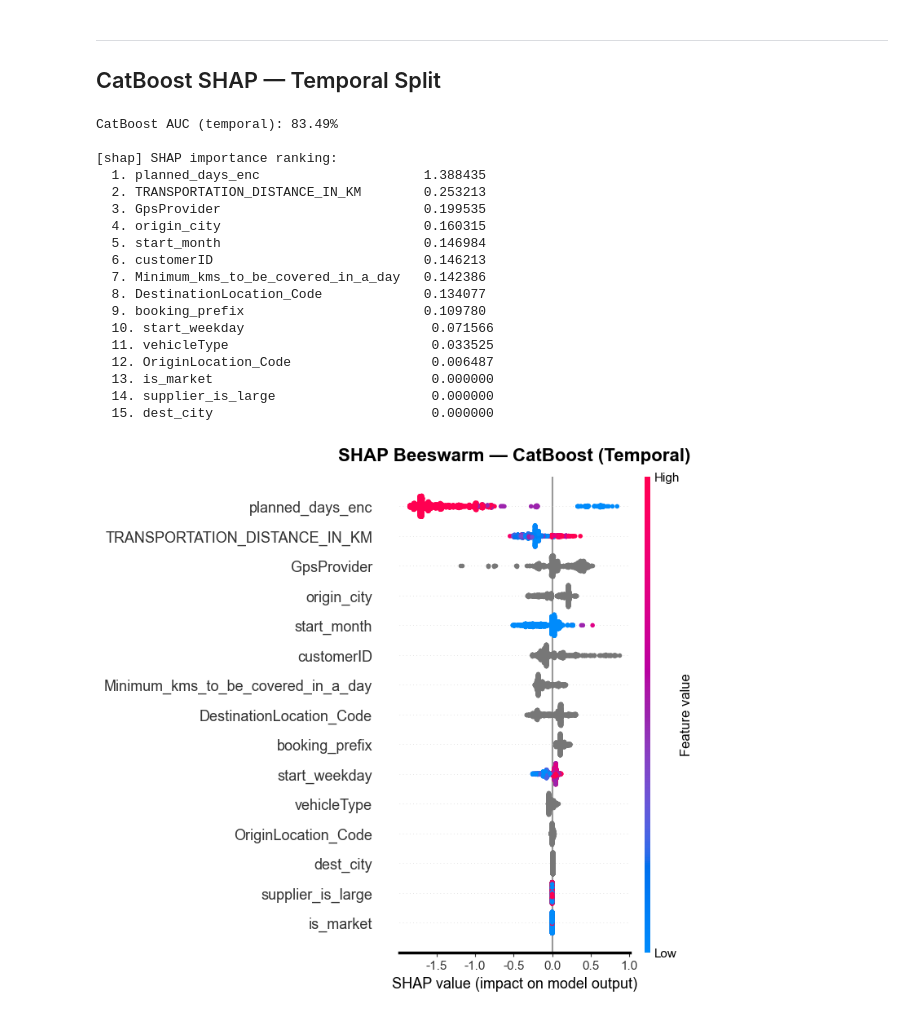
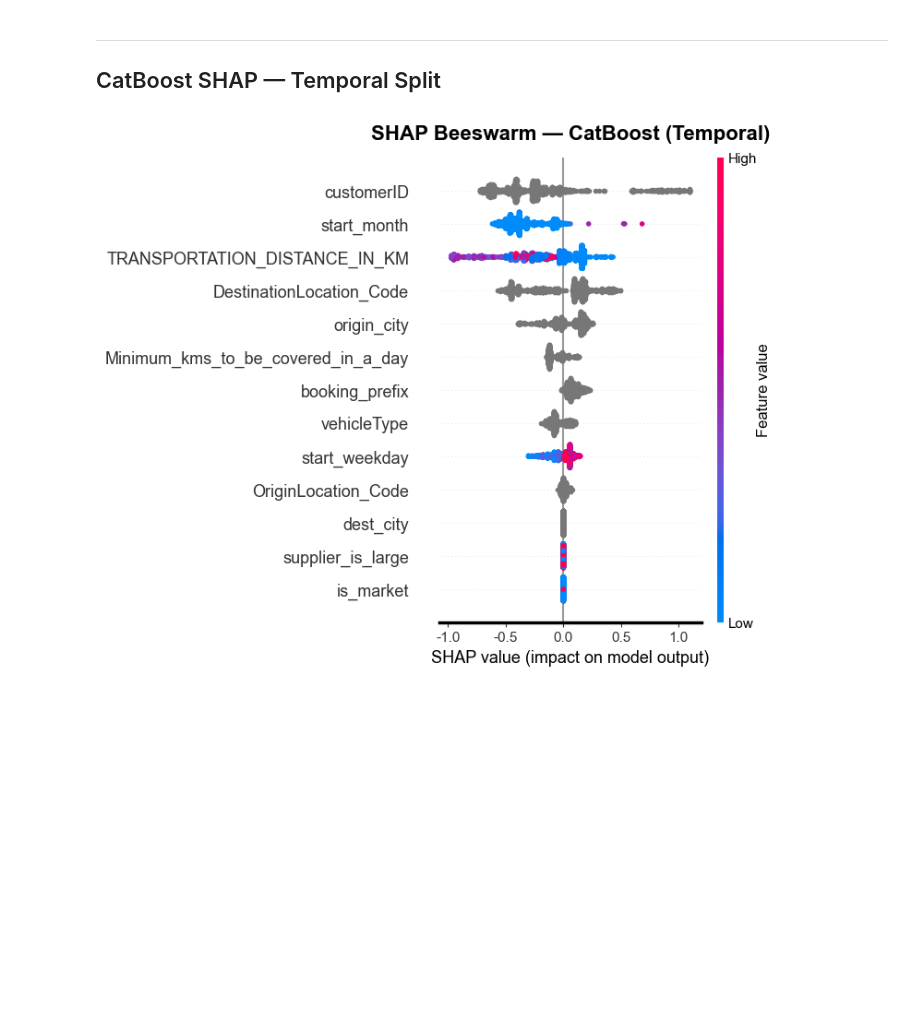
Before and after one commit to BROOKSHEAR/Logistics_Delay_Project, a Jupyter notebook: notebooks/06_shap.ipynb, the cells around one changed output. Drawn from its saved outputs; the diff is of its cells as text; code cells hidden in the pictures; blank space fills up the shorter version.

```diff
--- a/notebooks/06_shap.ipynb
+++ b/notebooks/06_shap.ipynb
@@ -65,12 +57,11 @@ Delay rate: 63.2%
 # %%
 # ════════════════════════════════════════════════════════════════
-#  1. TimeSeriesSplit 5-fold temporal CV
+#  Load cached comparison results (pre-computed by run_analysis.py)
 # ════════════════════════════════════════════════════════════════
-results = run_comparison(df, n_bootstrap=2000)
+auc_ci = pd.read_csv(TABLES_DIR / 'auc_ci_comparison.csv')
+rankings_df = pd.read_csv(TABLES_DIR / 'model_rankings.csv', index_col=0)
+win_matrix = pd.read_csv(TABLES_DIR / 'win_matrix.csv', index_col=0)
+fold_aucs = pd.read_csv(TABLES_DIR / 'fold_aucs.csv', index_col=0)
 
-auc_ci = results['auc_ci']
-rankings_df = results['rankings_df']
-win_matrix = results['win_matrix']
-fold_aucs = results['fold_aucs']
-fold_details = results['fold_details']
+print('[OK] Comparison results loaded from CSV')
 # %% [output]
@@ -330,50 +330,27 @@ spw = 0.3818
 ---
 ## CatBoost SHAP — Temporal Split
 # %%
-
 # ═══════════════════════════════════════════
-#  1. CatBoost SHAP (best params, temporal split)
+#  CatBoost SHAP — beeswarm + bar
 # ═══════════════════════════════════════════
-cb = _create_model('CatBoost', spw_t)
-cb.fit(X_train_xgb, y_train_t, cat_features=XGB_CAT_COLS)
-cb_auc = roc_auc_score(y_test_t, cb.predict_proba(X_test_xgb)[:, 1])
-print(f'CatBoost AUC (temporal): {cb_auc*100:.2f}%')
-imp_cb, shap_v_cb, exp_cb = compute_shap_importance(cb, X_test_xgb, model_type='tree')
+# SHAP values computed inline above
 
 # Beeswarm
 fig, ax = plt.subplots(figsize=(12, 7))
 shap.summary_plot(shap_v_cb, X_test_xgb, plot_type='dot', show=False, max_display=15)
 ax.set_title('SHAP Beeswarm — CatBoost (Temporal)', fontsize=16, fontweight='bold', pad=14)
 fig.tight_layout(pad=2)
 fig.savefig(str(FIGURES_SHAP / 'shap_dot_cb_time.pdf'), dpi=300, bbox_inches='tight')
 fig.savefig(str(FIGURES_SHAP / 'shap_dot_cb_time.png'), dpi=300, bbox_inches='tight')
 plt.show()
 
 # Bar
 fig, ax = plt.subplots(figsize=(12, 6))
 shap.summary_plot(shap_v_cb, X_test_xgb, plot_type='bar', show=False, max_display=15)
 ax.set_title('SHAP Feature Importance — CatBoost (Temporal)', fontsize=16, fontweight='bold', pad=14)
 fig.tight_layout(pad=2)
 fig.savefig(str(FIGURES_SHAP / 'shap_bar_cb_time.pdf'), dpi=300, bbox_inches='tight')
 fig.savefig(str(FIGURES_SHAP / 'shap_bar_cb_time.png'), dpi=300, bbox_inches='tight')
 plt.show()
 # %% [output]
-CatBoost AUC (temporal): 83.49%
-
-[shap] SHAP importance ranking:
-  1. planned_days_enc                     1.388435
-  2. TRANSPORTATION_DISTANCE_IN_KM        0.253213
-  3. GpsProvider                          0.199535
-  4. origin_city                          0.160315
-  5. start_month                          0.146984
-  6. customerID                           0.146213
-  7. Minimum_kms_to_be_covered_in_a_day   0.142386
-  8. DestinationLocation_Code             0.134077
-  9. booking_prefix                       0.109780
-  10. start_weekday                        0.071566
-  11. vehicleType                          0.033525
-  12. OriginLocation_Code                  0.006487
-  13. is_market                            0.000000
-  14. supplier_is_large                    0.000000
-  15. dest_city                            0.000000
-[figure, old version]
+[figure, new version]
```
Also changed, not shown: parts of 9 cells of this notebook, 50 other files.
